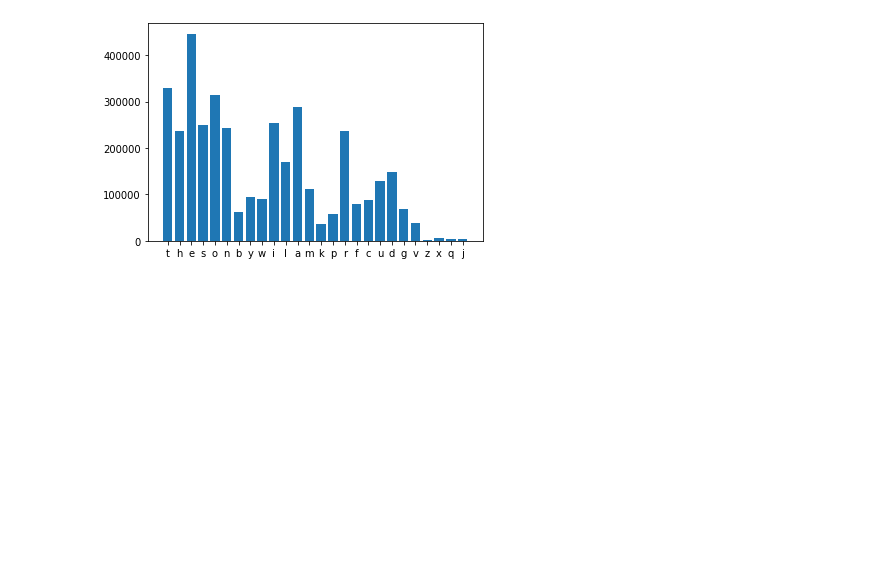
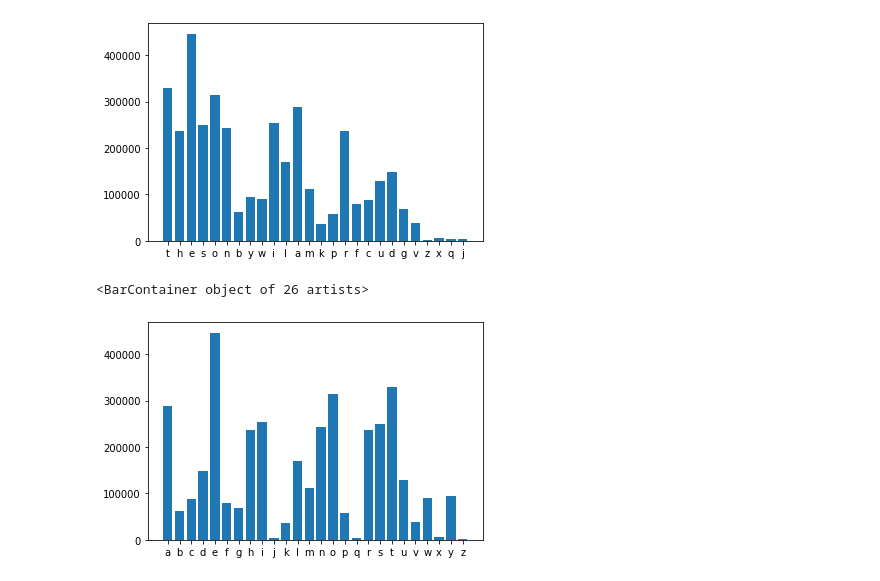
Before and after one commit to vondoste/comp110-21s-workspace, a Jupyter notebook: lessons/ls18_count.ipynb, the cells around one changed output. Cells and saved outputs as stored; diff of their text form; code cells hidden in the pictures; blank space fills up the shorter version.

Commit message:
ls18 added sorting to the counts before graphing

```diff
--- a/lessons/ls18_count.ipynb
+++ b/lessons/ls18_count.ipynb
@@ -46,3 +46,11 @@ axes.bar(counts.keys(), counts.values())
 # %% [output]
 <BarContainer object of 26 artists>
 [figure]
+# %%
+sorted_counts: dict[str, int] = dict(sorted(counts.items())) # sorted by key value.
+
+figure, axes = plt.subplots(1)
+axes.bar(sorted_counts.keys(), sorted_counts.values())
+# %% [output]
+<BarContainer object of 26 artists>
+[figure, added]
```
